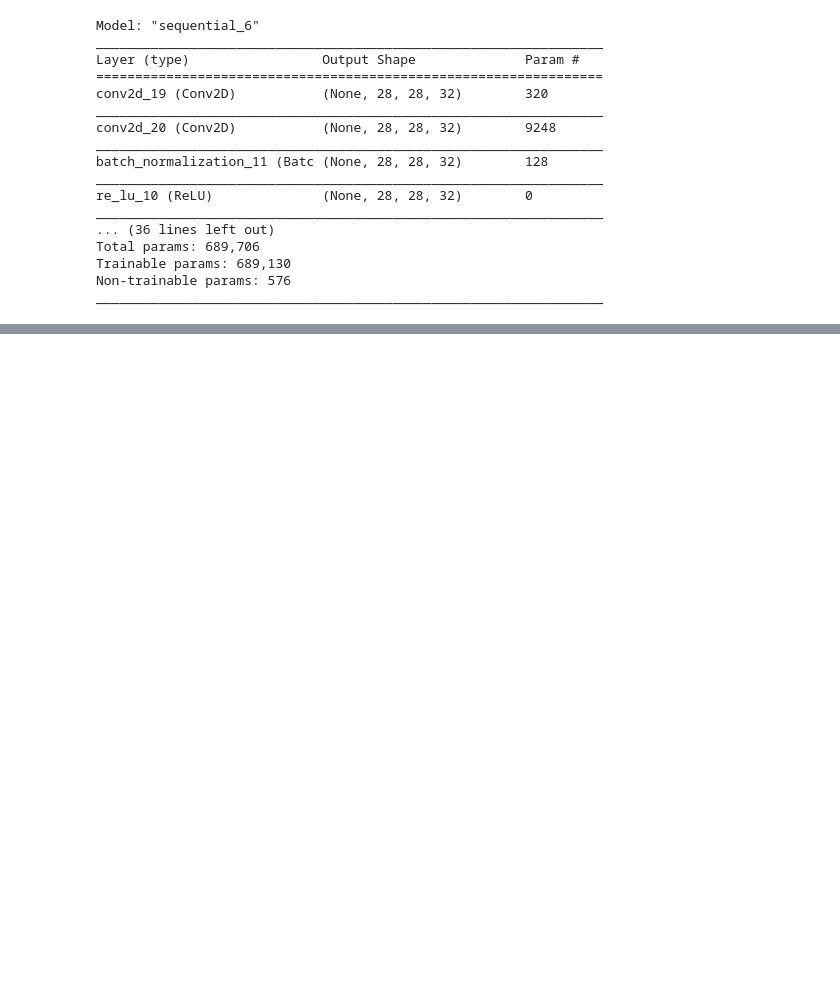
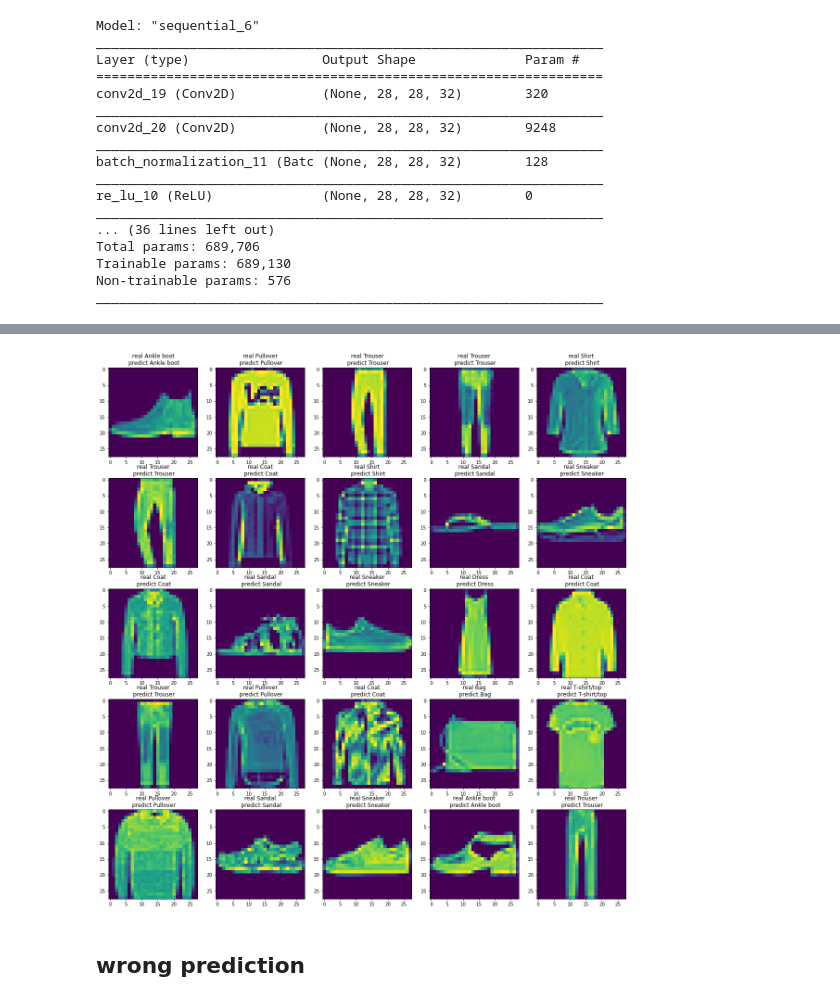
Before and after one commit to martinfinis/HelloCodeSchoolProject, a Jupyter notebook: Quest_Simple_Image_Classification_with_Neural_Networks_Martin.ipynb, the cells around one changed output, grey strips where cells are left out. Drawn from its saved outputs; the diff is of its cells as text; code cells hidden in the pictures; blank space fills up the shorter version.

```diff
--- a/Quest_Simple_Image_Classification_with_Neural_Networks_Martin.ipynb
+++ b/Quest_Simple_Image_Classification_with_Neural_Networks_Martin.ipynb
@@ -519,0 +503,17 @@ history_plot_from_loss_acc(history_6, "model_6 switch form padding valid to same
+# %%
+def plot_prediction(X_test,y_test,class_label,y_predict):
+  plt.figure(figsize=(20,20))
+  plt.subplots_adjust(left=0.125, bottom=0.1, right=0.9, top=0.9)
+
+  for i in range(25):
+    plt.subplot(5,5, i+1)
+    plt.imshow(X_test[i].reshape(28,28))
+    plt.title("real "+class_label.get(y_test[i])+"\n predict "+class_label.get(y_test[i]))
+
+  plt.show()
+# %%
+plot_prediction(X_test_subset,y_test_subset,class_label,y_predict)
+# %% [output]
+[figure, added]
+# %% [markdown]
+## wrong prediction
```
Also changed, not shown: parts of 23 cells of this notebook.
